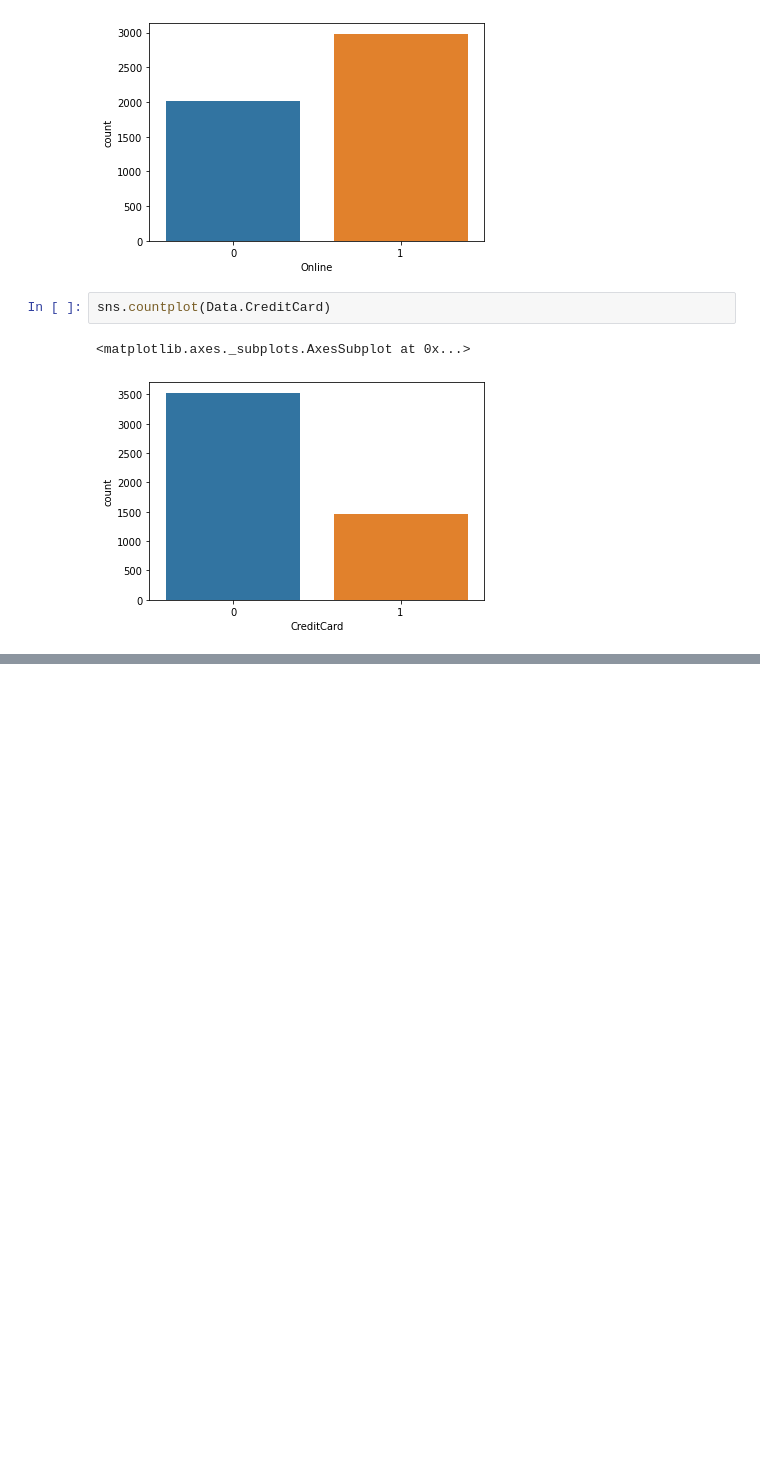
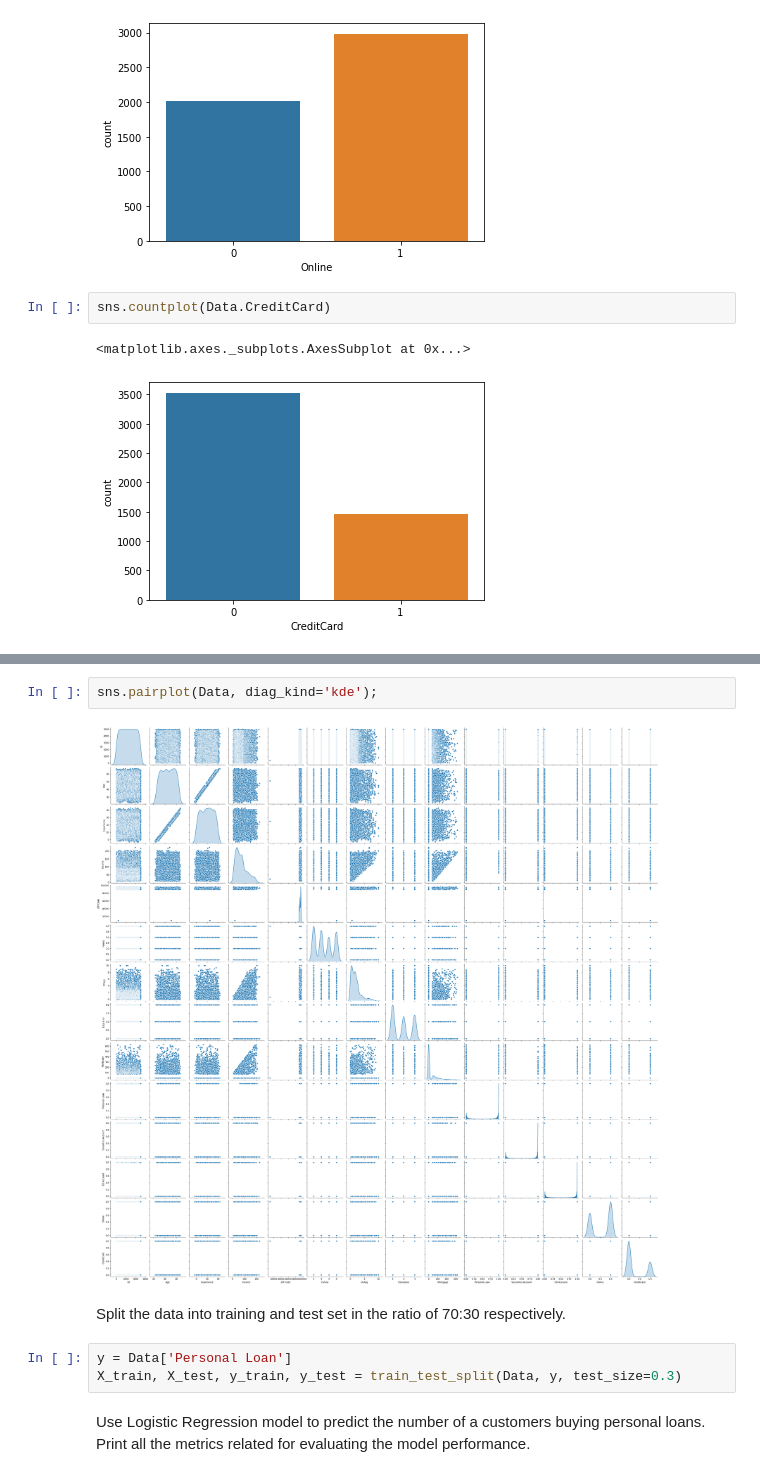
Before and after one commit to GreatLearningAIML1/gl-pgp-aiml-uta-intl-mar20-veenaneshwari, a Jupyter notebook: May8/PersonalLoanCampaignVeenaGhorakavi.ipynb, the cells around one changed output, grey strips where cells are left out. Cells and saved outputs as stored; diff of their text form; blank space fills up the shorter version.

```diff
--- a/May8/PersonalLoanCampaignVeenaGhorakavi.ipynb
+++ b/May8/PersonalLoanCampaignVeenaGhorakavi.ipynb
@@ -283,0 +297,11 @@ sns.countplot(Data.CreditCard)
+# %%
+sns.pairplot(Data, diag_kind='kde');
+# %% [output]
+[figure, added]
+# %% [markdown]
+Split the data into training and test set in the ratio of 70:30 respectively.
+# %%
+y = Data['Personal Loan']
+X_train, X_test, y_train, y_test = train_test_split(Data, y, test_size=0.3)
+# %% [markdown]
+Use Logistic Regression model to predict the number of a customers buying personal loans. Print all the metrics related for evaluating the model performance.
```
Also changed, not shown: parts of 5 cells of this notebook.
